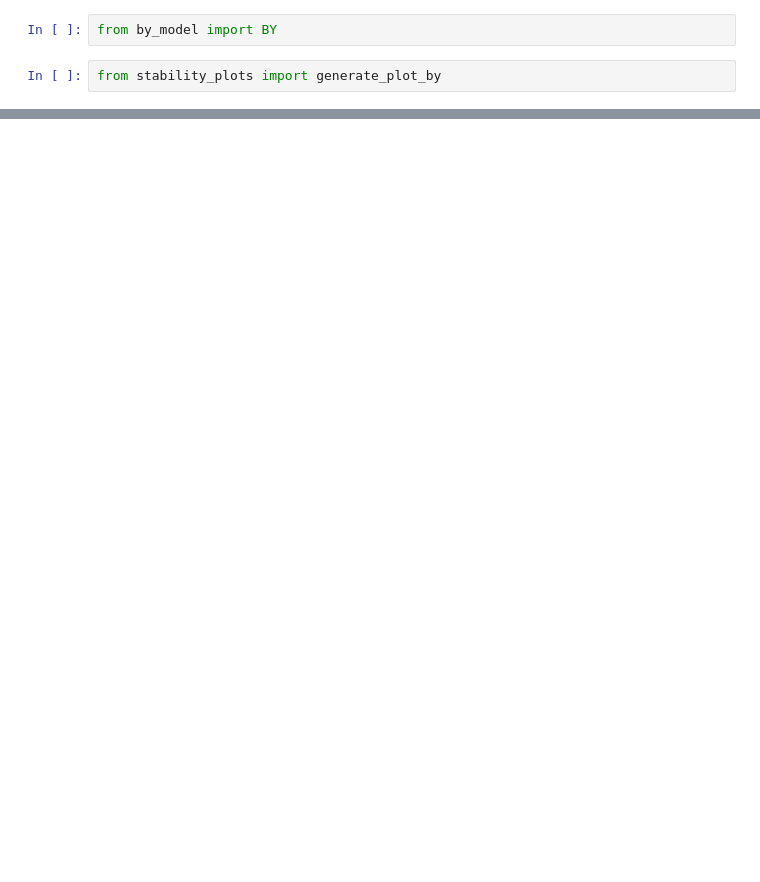
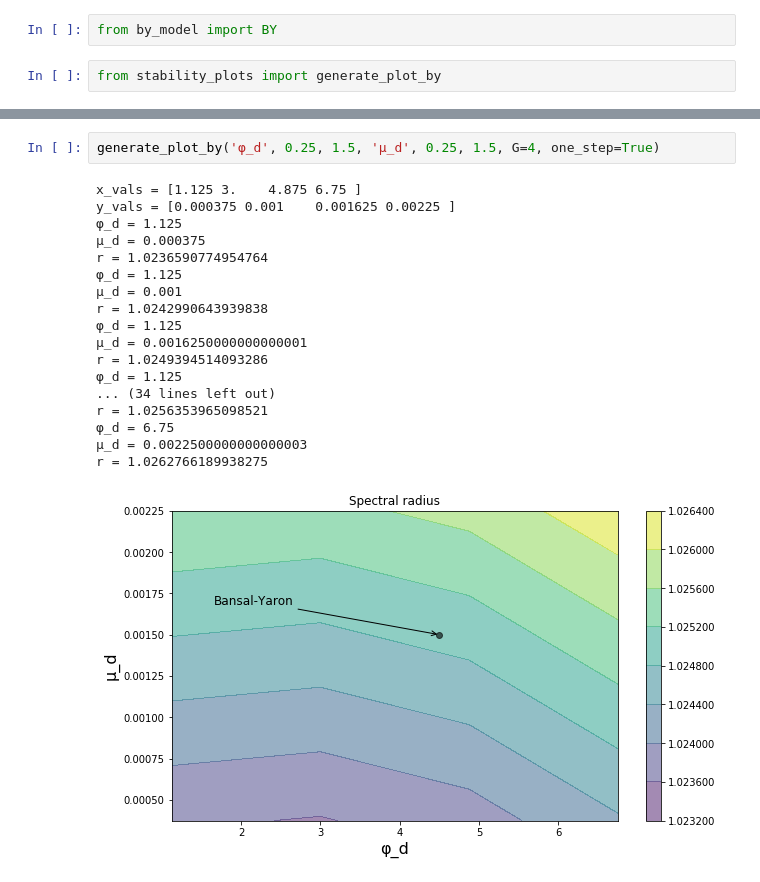
Before and after one commit to lnsongxf/asset_pricing_public, a Jupyter notebook: ez_code/python/sandpit2.ipynb, the cells around one changed output, grey strips where cells are left out. Saved outputs shown, nothing was run; the diff lists cells and outputs as text; blank space fills up the shorter version.

```diff
--- a/ez_code/python/sandpit2.ipynb
+++ b/ez_code/python/sandpit2.ipynb
@@ -48,0 +26,21 @@ b'\\u03c6_d'
+# %%
+generate_plot_by('φ_d', 0.25, 1.5, 'μ_d', 0.25, 1.5, G=4, one_step=True)
+# %% [output]
+x_vals = [1.125 3.    4.875 6.75 ]
+y_vals = [0.000375 0.001    0.001625 0.00225 ]
+φ_d = 1.125
+μ_d = 0.000375
+r = 1.0236590774954764
+φ_d = 1.125
+μ_d = 0.001
+r = 1.0242990643939838
+φ_d = 1.125
+μ_d = 0.0016250000000000001
+r = 1.0249394514093286
+φ_d = 1.125
+... (34 lines left out)
+r = 1.0256353965098521
+φ_d = 6.75
+μ_d = 0.0022500000000000003
+r = 1.0262766189938275
+[figure, added]
```
Also changed, not shown: parts of 10 cells of this notebook, 6 other files.
